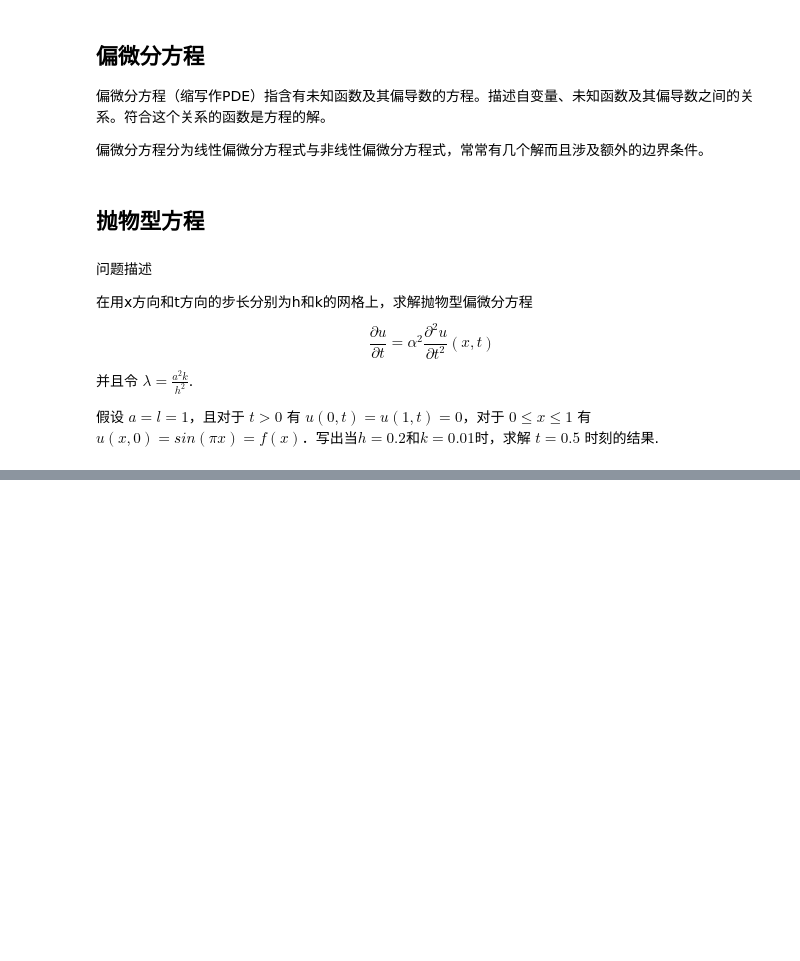
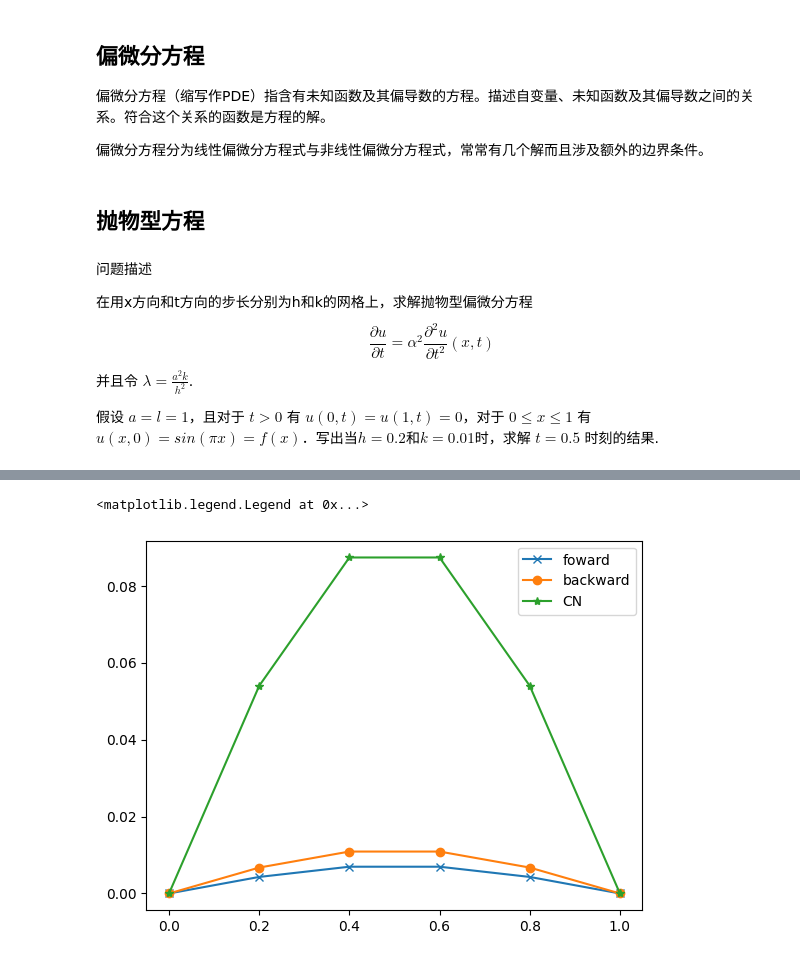
Before and after one commit to idyeh/course-numerical-methods, a Jupyter notebook: src/lec06.ipynb, the cells around one changed output, grey strips where cells are left out. Cells and saved outputs as stored; diff of their text form; code cells hidden in the pictures; blank space fills up the shorter version.

```diff
--- a/src/lec06.ipynb
+++ b/src/lec06.ipynb
@@ -212,0 +249,41 @@ plt.plot(xsvalues, u_back, 'r.-', label = "backward")
+# %%
+# Thomas算法
+def solve_tridiagonal(a, b, c, d):
+    n = len(d)
+    c_dash = np.zeros(n-1)
+    d_dash = np.zeros(n)
+
+    c_dash[0] = c[0] / b[0]
+    d_dash[0] = d[0] / b[0]
+
+    for i in range(1, n-1):
+        c_dash[i] = c[i] / (b[i] - a[i-1] * c_dash[i-1])
+
+    for i in range(1, n):
+        d_dash[i] = (d[i] - a[i-1] * d_dash[i-1]) / (b[i] - a[i-1] * c_dash[i-1])
+
+    x = np.zeros(n)
+    x[n-1] = d_dash[n-1]
+
+    for i in range(n-2, -1, -1):
+        x[i] = d_dash[i] - c_dash[i] * x[i+1]
+
+    return x
+
+a = 1.0
+l = 1.0
+t = 0.5
+h = 0.2
+k = 0.01
+
+xsvalues, u = forward_finite_diff(a, l, t, h, k, f)
+xsvalues, u_back = backward_finite_diff(a, l, t, h, k, f)
+xsvalues, t, u_cn = crank_nicolson(a, l, t, h, k, f)
+
+plt.plot(xsvalues, u[-1], 'x-', label = "foward")
+plt.plot(xsvalues, u_back[-1], 'o-', label = "backward")
+plt.plot(xsvalues, u_cn[-1], '*-', label = "CN")
+plt.legend()
+# %% [output]
+<matplotlib.legend.Legend at 0x...>
+[figure, added]
```
Also changed, not shown: parts of 11 cells of this notebook, 2 other files.
